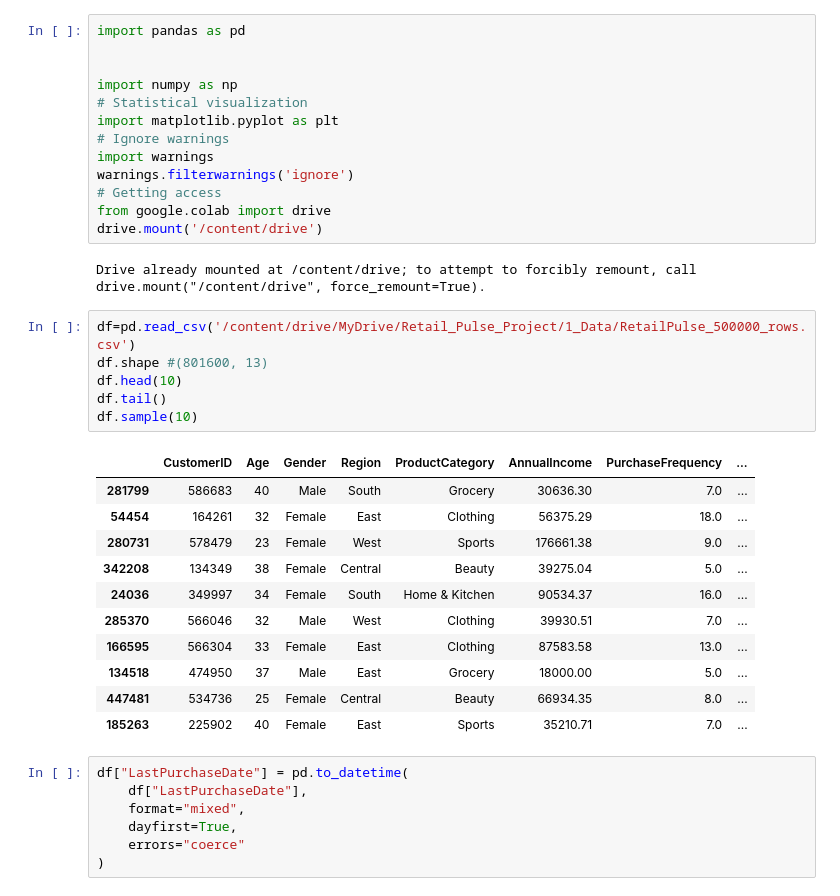
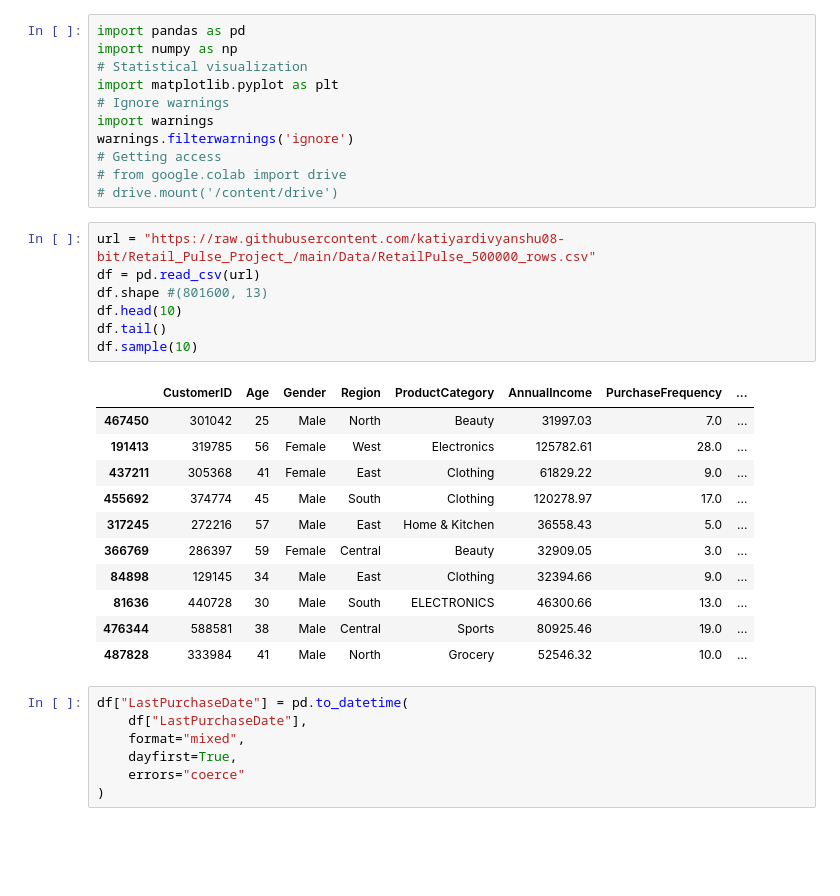
Before and after one commit to katiyardivyanshu08-bit/Retail_Pulse_Project_, a Jupyter notebook: 1_Retail_data_clean.ipynb, the cells around one changed output. Cells and saved outputs as stored; diff of their text form; blank space fills up the shorter version.

Commit message:
using url data

```diff
--- a/1_Retail_data_clean.ipynb
+++ b/1_Retail_data_clean.ipynb
@@ -2,8 +2,6 @@
 <a href="https://colab.research.google.com/github/katiyardivyanshu08-bit/Retail_Pulse_Project_/blob/main/1_Retail_data_clean.ipynb" target="_parent"><img src="https://colab.research.google.com/assets/colab-badge.svg" alt="Open In Colab"/></a>
 # %%
 import pandas as pd
-
-
 import numpy as np
 # Statistical visualization
 import matplotlib.pyplot as plt
@@ -11,28 +9,27 @@ import matplotlib.pyplot as plt
 import warnings
 warnings.filterwarnings('ignore')
 # Getting access
-from google.colab import drive
-drive.mount('/content/drive')
+# from google.colab import drive
+# drive.mount('/content/drive')
-# %% [output]
-Drive already mounted at /content/drive; to attempt to forcibly remount, call drive.mount("/content/drive", force_remount=True).
 # %%
-df=pd.read_csv('/content/drive/MyDrive/Retail_Pulse_Project/1_Data/RetailPulse_500000_rows.csv')
+url = "https://raw.githubusercontent.com/katiyardivyanshu08-bit/Retail_Pulse_Project_/main/Data/RetailPulse_500000_rows.csv"
+df = pd.read_csv(url)
 df.shape #(801600, 13)
 df.head(10)
 df.tail()
 df.sample(10)
 # %% [output]
 |  | CustomerID | Age | Gender | Region | ProductCategory | AnnualIncome | PurchaseFrequency | ... |
-| 281799 | 586683 | 40 | Male | South | Grocery | 30636.30 | 7.0 | ... |
-| 54454 | 164261 | 32 | Female | East | Clothing | 56375.29 | 18.0 | ... |
-| 280731 | 578479 | 23 | Female | West | Sports | 176661.38 | 9.0 | ... |
-| 342208 | 134349 | 38 | Female | Central | Beauty | 39275.04 | 5.0 | ... |
-| 24036 | 349997 | 34 | Female | South | Home & Kitchen | 90534.37 | 16.0 | ... |
-| 285370 | 566046 | 32 | Male | West | Clothing | 39930.51 | 7.0 | ... |
-| 166595 | 566304 | 33 | Female | East | Clothing | 87583.58 | 13.0 | ... |
-| 134518 | 474950 | 37 | Male | East | Grocery | 18000.00 | 5.0 | ... |
-| 447481 | 534736 | 25 | Female | Central | Beauty | 66934.35 | 8.0 | ... |
-| 185263 | 225902 | 40 | Female | East | Sports | 35210.71 | 7.0 | ... |
+| 467450 | 301042 | 25 | Male | North | Beauty | 31997.03 | 7.0 | ... |
+| 191413 | 319785 | 56 | Female | West | Electronics | 125782.61 | 28.0 | ... |
+| 437211 | 305368 | 41 | Female | East | Clothing | 61829.22 | 9.0 | ... |
+| 455692 | 374774 | 45 | Male | South | Clothing | 120278.97 | 17.0 | ... |
+| 317245 | 272216 | 57 | Male | East | Home & Kitchen | 36558.43 | 5.0 | ... |
+| 366769 | 286397 | 59 | Female | Central | Beauty | 32909.05 | 3.0 | ... |
+| 84898 | 129145 | 34 | Male | East | Clothing | 32394.66 | 9.0 | ... |
+| 81636 | 440728 | 30 | Male | South | ELECTRONICS | 46300.66 | 13.0 | ... |
+| 476344 | 588581 | 38 | Male | Central | Sports | 80925.46 | 19.0 | ... |
+| 487828 | 333984 | 41 | Male | North | Grocery | 52546.32 | 10.0 | ... |
 # %%
 df["LastPurchaseDate"] = pd.to_datetime(
     df["LastPurchaseDate"],
```
Also changed, not shown: parts of 2 cells of this notebook.
